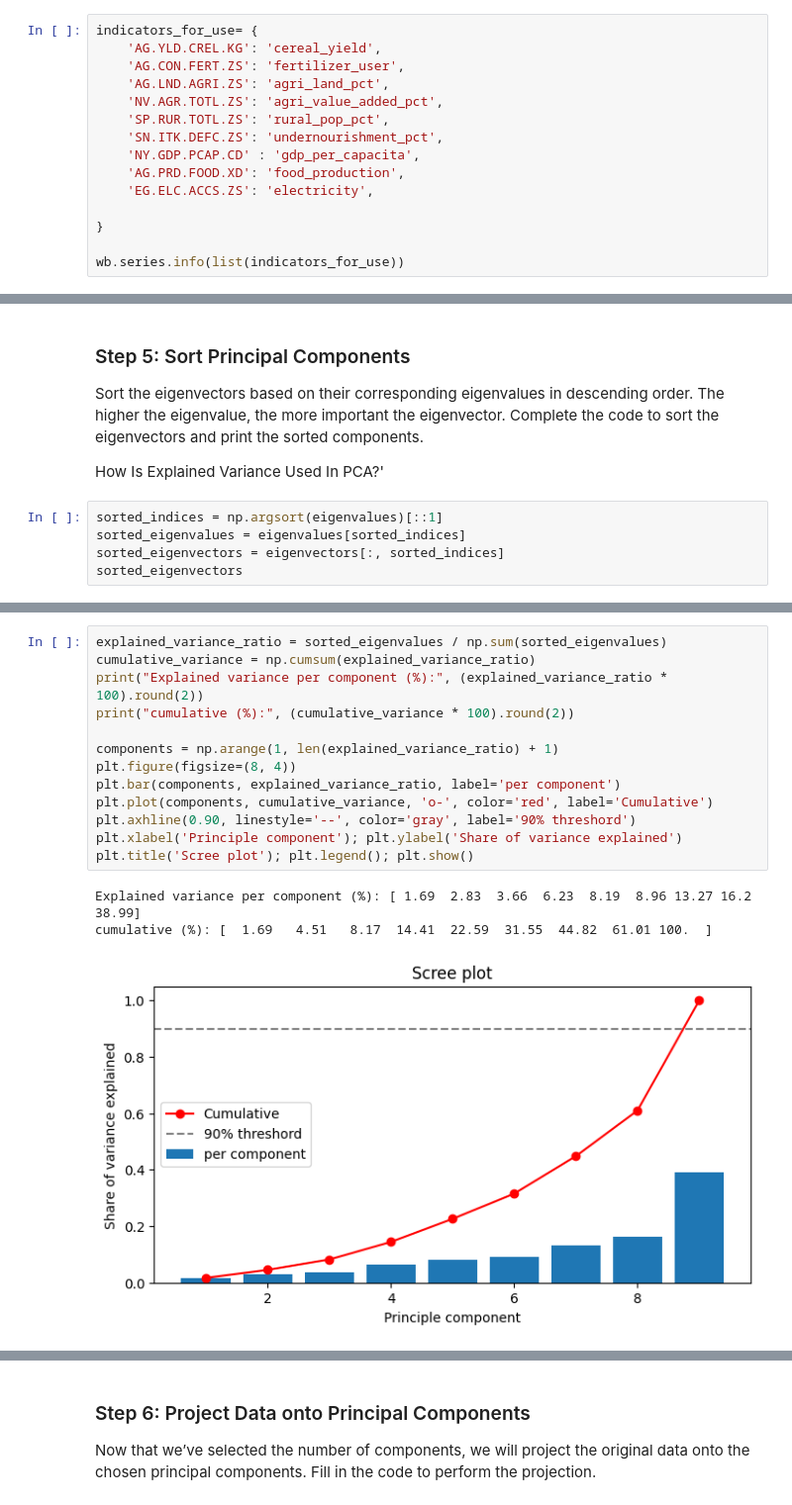
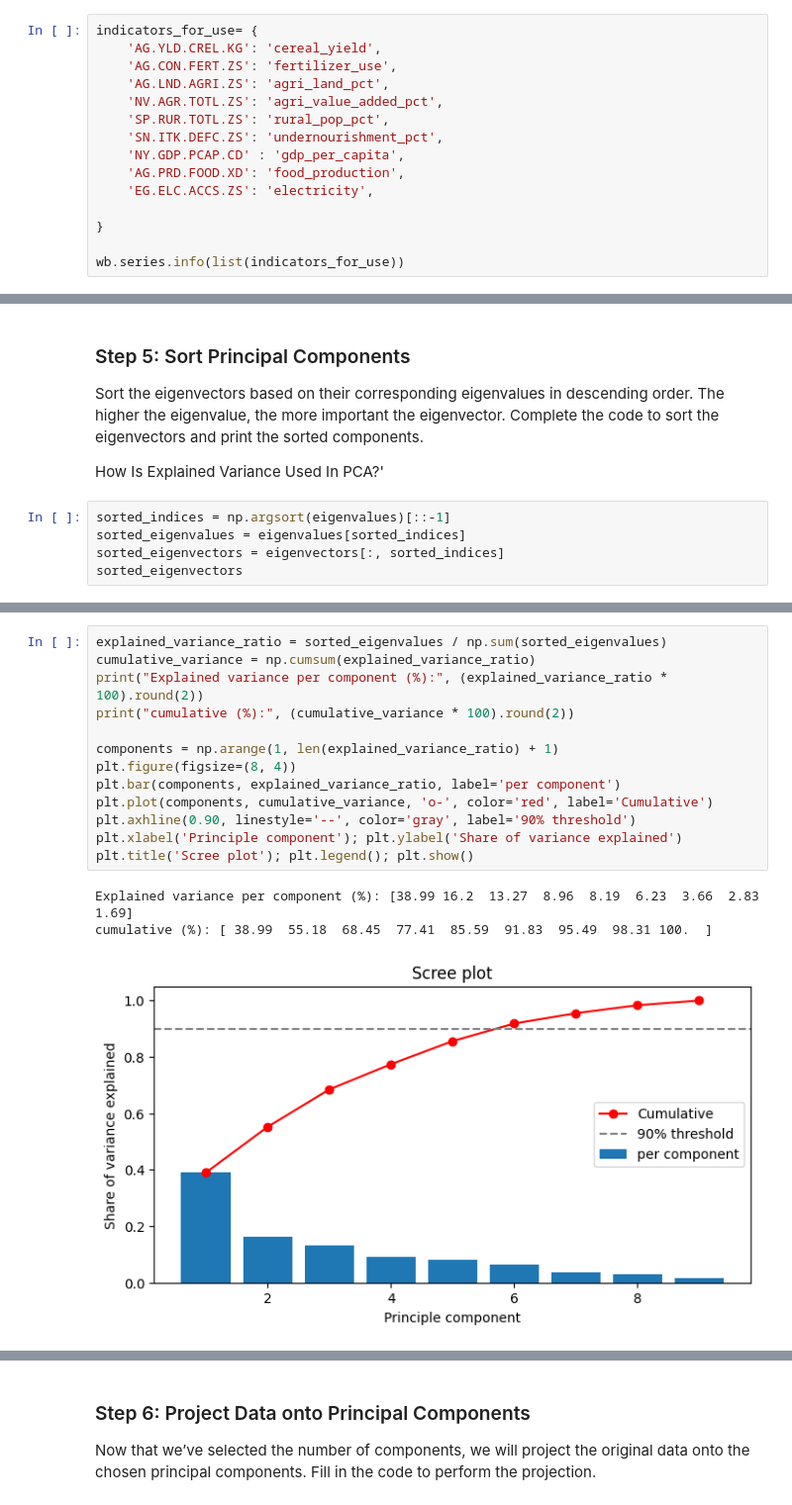
Before and after one commit to ishejaladouce/PCA-Formative_1_Pair_11, a Jupyter notebook: PCA_Formative_1_Pair_11.ipynb, the cells around one changed output, grey strips where cells are left out. Shown at 99% size. Saved outputs shown, nothing was run; the diff lists cells and outputs as text.

```diff
--- a/PCA_Formative_1_Pair_11.ipynb
+++ b/PCA_Formative_1_Pair_11.ipynb
@@ -35,12 +33,12 @@ import matplotlib.pyplot as plt
 # %%
 indicators_for_use= {
     'AG.YLD.CREL.KG': 'cereal_yield',
-    'AG.CON.FERT.ZS': 'fertilizer_user',
+    'AG.CON.FERT.ZS': 'fertilizer_use',
     'AG.LND.AGRI.ZS': 'agri_land_pct',
     'NV.AGR.TOTL.ZS': 'agri_value_added_pct',
     'SP.RUR.TOTL.ZS': 'rural_pop_pct',
     'SN.ITK.DEFC.ZS': 'undernourishment_pct',
-    'NY.GDP.PCAP.CD' : 'gdp_per_capacita',
+    'NY.GDP.PCAP.CD' : 'gdp_per_capita',
     'AG.PRD.FOOD.XD': 'food_production',
     'EG.ELC.ACCS.ZS': 'electricity',
 
@@ -229,7 +227,7 @@ Complete the code to sort the eigenvectors and print the sorted components.
 
 <a url ='https://www.youtube.com/watch?v=vaF-1xUEXsA&t=17s'>How Is Explained Variance Used In PCA?'<a/>
 # %%
-sorted_indices = np.argsort(eigenvalues)[::1]
+sorted_indices = np.argsort(eigenvalues)[::-1]
 sorted_eigenvalues = eigenvalues[sorted_indices]
 sorted_eigenvectors = eigenvectors[:, sorted_indices]
 sorted_eigenvectors
@@ -255,17 +253,17 @@ array([[-0.03974685,  0.58419549,  0.16949737,  0.35526385, -0.19834474,
 # %%
 explained_variance_ratio = sorted_eigenvalues / np.sum(sorted_eigenvalues)
 cumulative_variance = np.cumsum(explained_variance_ratio)
 print("Explained variance per component (%):", (explained_variance_ratio * 100).round(2))
 print("cumulative (%):", (cumulative_variance * 100).round(2))
 
 components = np.arange(1, len(explained_variance_ratio) + 1)
 plt.figure(figsize=(8, 4))
 plt.bar(components, explained_variance_ratio, label='per component')
 plt.plot(components, cumulative_variance, 'o-', color='red', label='Cumulative')
-plt.axhline(0.90, linestyle='--', color='gray', label='90% threshord')
+plt.axhline(0.90, linestyle='--', color='gray', label='90% threshold')
 plt.xlabel('Principle component'); plt.ylabel('Share of variance explained')
 plt.title('Scree plot'); plt.legend(); plt.show()
 # %% [output]
-Explained variance per component (%): [ 1.69  2.83  3.66  6.23  8.19  8.96 13.27 16.2  38.99]
-cumulative (%): [  1.69   4.51   8.17  14.41  22.59  31.55  44.82  61.01 100.  ]
+Explained variance per component (%): [38.99 16.2  13.27  8.96  8.19  6.23  3.66  2.83  1.69]
+cumulative (%): [ 38.99  55.18  68.45  77.41  85.59  91.83  95.49  98.31 100.  ]
-[figure, old version]
+[figure, new version]
```
Also changed, not shown: parts of 16 cells of this notebook.
